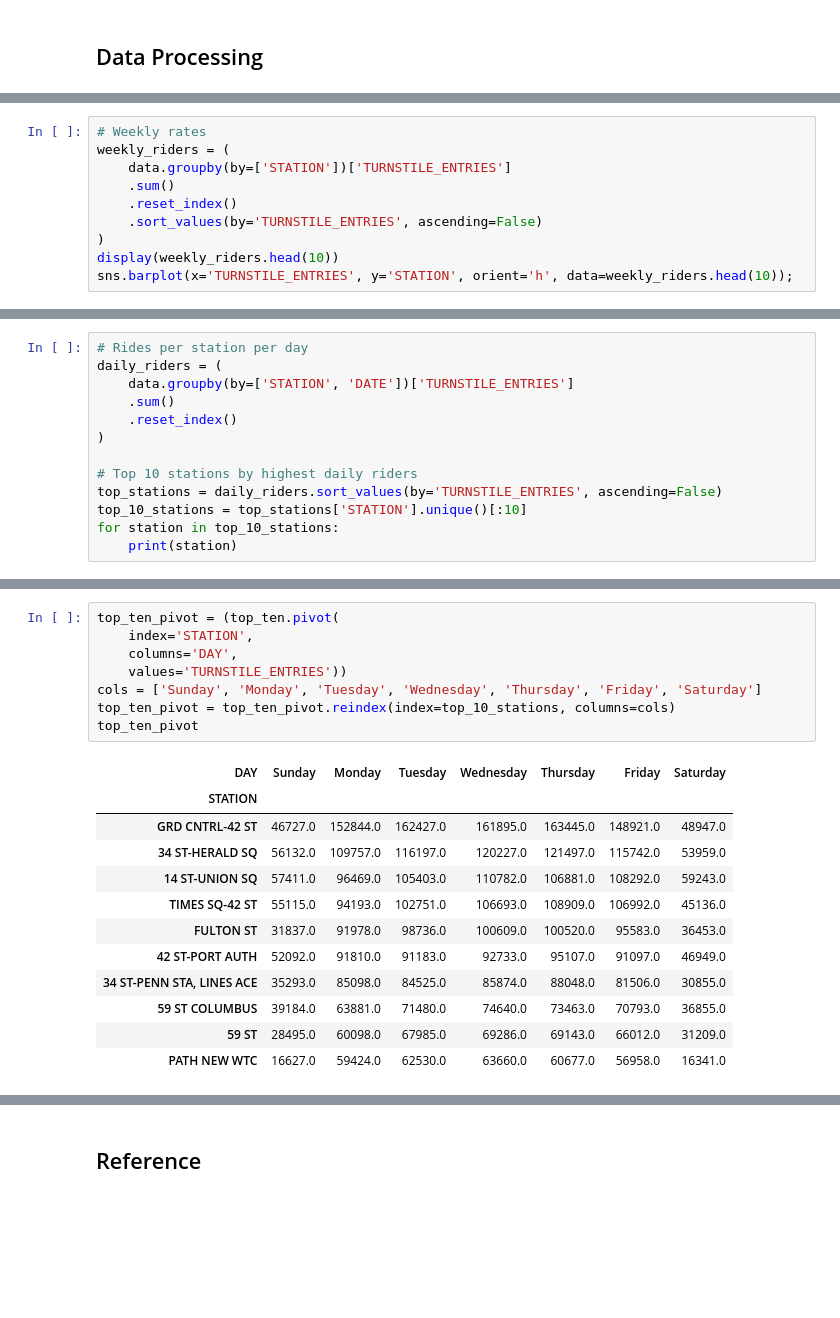
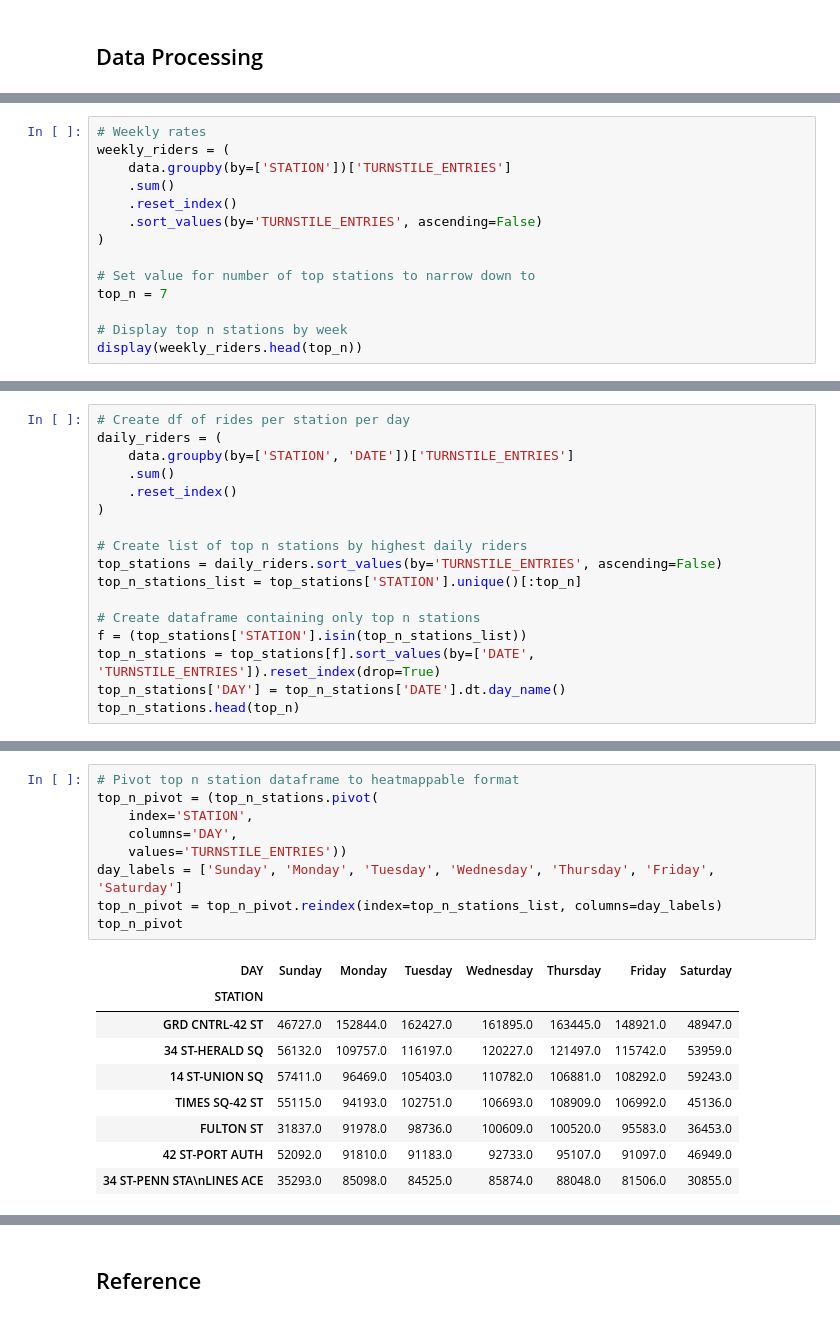
Before and after one commit to BotScutters/metis-project-01, a Jupyter notebook: initial_exploration.ipynb, the cells around one changed output, grey strips where cells are left out. Drawn from its saved outputs; the diff is of its cells as text; blank space fills up the shorter version.

```diff
--- a/initial_exploration.ipynb
+++ b/initial_exploration.ipynb
@@ -186,5 +176,9 @@ weekly_riders = (
     .reset_index()
     .sort_values(by='TURNSTILE_ENTRIES', ascending=False)
 )
-display(weekly_riders.head(10))
-sns.barplot(x='TURNSTILE_ENTRIES', y='STATION', orient='h', data=weekly_riders.head(10));
+
+# Set value for number of top stations to narrow down to
+top_n = 7
+
+# Display top n stations by week
+display(weekly_riders.head(top_n))
@@ -204,14 +203,18 @@ sns.barplot(x='TURNSTILE_ENTRIES', y='STATION', orient='h', data=weekly_riders.h
 # %%
-# Rides per station per day
+# Create df of rides per station per day
 daily_riders = (
     data.groupby(by=['STATION', 'DATE'])['TURNSTILE_ENTRIES']
     .sum()
     .reset_index()
 )
 
-# Top 10 stations by highest daily riders
+# Create list of top n stations by highest daily riders
 top_stations = daily_riders.sort_values(by='TURNSTILE_ENTRIES', ascending=False)
-top_10_stations = top_stations['STATION'].unique()[:10]
-for station in top_10_stations:
-    print(station)
+top_n_stations_list = top_stations['STATION'].unique()[:top_n]
+
+# Create dataframe containing only top n stations
+f = (top_stations['STATION'].isin(top_n_stations_list))
+top_n_stations = top_stations[f].sort_values(by=['DATE', 'TURNSTILE_ENTRIES']).reset_index(drop=True)
+top_n_stations['DAY'] = top_n_stations['DATE'].dt.day_name()
+top_n_stations.head(top_n)
 # %% [output]
@@ -252,21 +229,19 @@ top_ten.head(70)
 # %%
-top_ten_pivot = (top_ten.pivot(
+# Pivot top n station dataframe to heatmappable format
+top_n_pivot = (top_n_stations.pivot(
     index='STATION',
     columns='DAY',
     values='TURNSTILE_ENTRIES'))
-cols = ['Sunday', 'Monday', 'Tuesday', 'Wednesday', 'Thursday', 'Friday', 'Saturday']
-top_ten_pivot = top_ten_pivot.reindex(index=top_10_stations, columns=cols)
-top_ten_pivot
+day_labels = ['Sunday', 'Monday', 'Tuesday', 'Wednesday', 'Thursday', 'Friday', 'Saturday']
+top_n_pivot = top_n_pivot.reindex(index=top_n_stations_list, columns=day_labels)
+top_n_pivot
 # %% [output]
 | DAY | Sunday | Monday | Tuesday | Wednesday | Thursday | Friday | Saturday |
 | STATION |  |  |  |  |  |  |  |
 | GRD CNTRL-42 ST | 46727.0 | 152844.0 | 162427.0 | 161895.0 | 163445.0 | 148921.0 | 48947.0 |
 | 34 ST-HERALD SQ | 56132.0 | 109757.0 | 116197.0 | 120227.0 | 121497.0 | 115742.0 | 53959.0 |
 | 14 ST-UNION SQ | 57411.0 | 96469.0 | 105403.0 | 110782.0 | 106881.0 | 108292.0 | 59243.0 |
 | TIMES SQ-42 ST | 55115.0 | 94193.0 | 102751.0 | 106693.0 | 108909.0 | 106992.0 | 45136.0 |
 | FULTON ST | 31837.0 | 91978.0 | 98736.0 | 100609.0 | 100520.0 | 95583.0 | 36453.0 |
 | 42 ST-PORT AUTH | 52092.0 | 91810.0 | 91183.0 | 92733.0 | 95107.0 | 91097.0 | 46949.0 |
-| 34 ST-PENN STA, LINES ACE | 35293.0 | 85098.0 | 84525.0 | 85874.0 | 88048.0 | 81506.0 | 30855.0 |
-| 59 ST COLUMBUS | 39184.0 | 63881.0 | 71480.0 | 74640.0 | 73463.0 | 70793.0 | 36855.0 |
-| 59 ST | 28495.0 | 60098.0 | 67985.0 | 69286.0 | 69143.0 | 66012.0 | 31209.0 |
-| PATH NEW WTC | 16627.0 | 59424.0 | 62530.0 | 63660.0 | 60677.0 | 56958.0 | 16341.0 |
+| 34 ST-PENN STA\nLINES ACE | 35293.0 | 85098.0 | 84525.0 | 85874.0 | 88048.0 | 81506.0 | 30855.0 |
```
Also changed, not shown: parts of 22 cells of this notebook.
